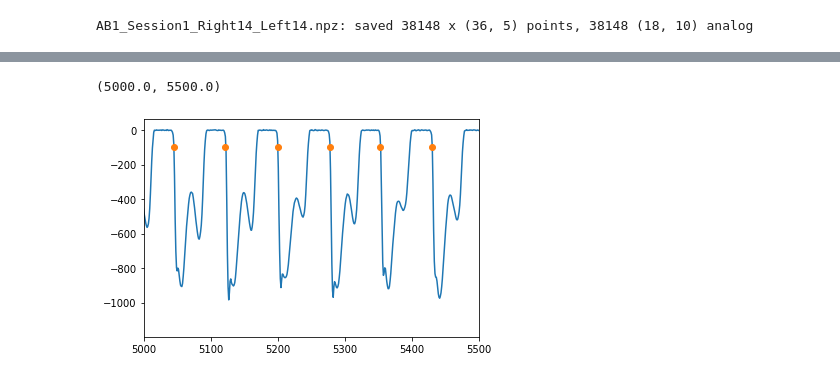
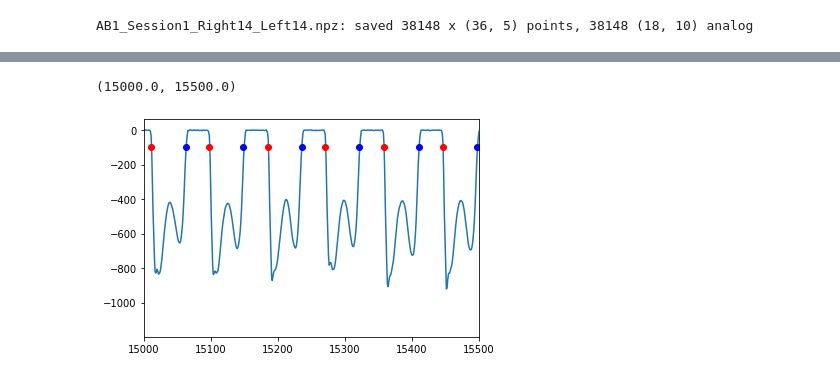
Before and after one commit to inseungkang/learningalgos, a Jupyter notebook: readc3d.ipynb, the cells around one changed output, grey strips where cells are left out. Saved outputs shown, nothing was run; the diff lists cells and outputs as text; code cells hidden in the pictures.

Commit message:
Reevaluate the code to compute heel strike and toe off

```diff
--- a/readc3d.ipynb
+++ b/readc3d.ipynb
@@ -83,19 +96,39 @@ force_l = np.mean(forceData[start_idx:end_idx, 6:9, :], axis=2)
 # %%
-# Compute heel contact index for left and right leg
-# r_idx = np.argwhere(force_r[:,2] < -100)[:,0]
-
-# Obtain stance phase using force vector and compute heel contact index
+# Obtain stance phase using force vector and compute heel contact index for each leg
 stance_r = np.where(force_r[:,2] < -100, 1, np.zeros(len(force_r[:,2])))
 stance_l = np.where(force_l[:,2] < -100, 1, np.zeros(len(force_l[:,2])))
-idx_heel_r = np.where(np.diff(stance_r) == 1)[0]
-idx_heel_l = np.where(np.diff(stance_l) == 1)[0]
+
+stance_start_r = np.where(np.diff(stance_r) == 1)[0]
+stance_end_r = np.where(np.diff(stance_r) == -1)[0]
+
+# check the stance start and end array index to match array size
+if stance_start_r[0] > stance_end_r[0]:
+  stance_end_r = stance_end_r[1:]
+
+if len(stance_start_r) < len(stance_end_r):
+  stance_end_r = stance_end_r[:len(stance_start_r)]
+else:
+  stance_start_r = stance_start_r[:len(stance_end_r)]
+
+stance_idx_r = np.concatenate((stance_start_r.reshape(-1,1), stance_end_r.reshape(-1,1)),axis=1)
 
 
-x = np.arange(len(new_vec))
-heel = np.ones(len(idx_heelcontact))*-100
+
+# new_vec = []
+# for i, x in enumerate(stance_start_r):
+#     if x < stance_end_r(i):
+#       new_vec = new_vec.append(value,value)
+
+
+
+
+x = np.arange(len(force_r[:,2]))
+heel = np.ones(len(stance_idx_r))*-100
 plt.plot(x, force_r[:,2])
-plt.plot(idx_heelcontact, heel,'o')
-plt.xlim(5000, 5500)
+# print(stance_idx_r[:0])
+plt.plot(stance_idx_r[:,0], heel,'ro')
+plt.plot(stance_idx_r[:,1], heel,'bo')
+plt.xlim(15000, 15500)
 # %% [output]
-(5000.0, 5500.0)
+(15000.0, 15500.0)
-[figure, old version]
+[figure, new version]
```
Also changed, not shown: parts of 8 cells of this notebook.
